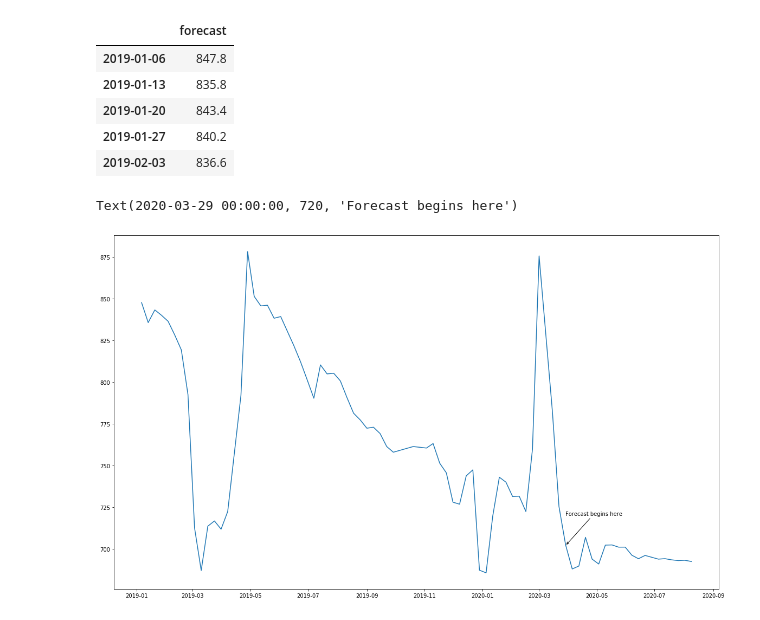
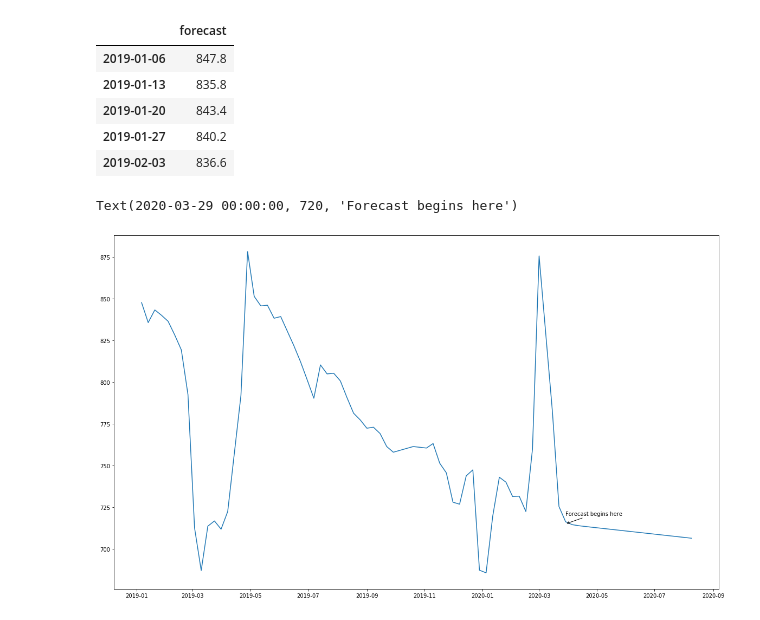
Before and after one commit to KabichNeu/StockMarketPrediction, a Jupyter notebook: time_series.ipynb, the cells around one changed output. Cells and saved outputs as stored; diff of their text form; code cells hidden in the pictures.

```diff
--- a/time_series.ipynb
+++ b/time_series.ipynb
@@ -120,7 +120,7 @@ fig = plot_pacf(data['close'].dropna(),lags=60,ax=ax2)
 # %%
 from statsmodels.tsa.arima_model import ARIMA
 
-model=ARIMA(data['close'],order=(10,1,0))
+model=ARIMA(data['close'],order=(1,1,0))
 model_fit=model.fit(disp=0)
 print(model_fit.summary())
 # %% [output]
@@ -173,7 +176,7 @@ actual_train = [x for x in train]
 predictions=list()
 # %%
 for t in range(len(test)):
-    model = ARIMA(actual_train, order=(10,1,0))
+    model = ARIMA(actual_train, order=(1,1,0))
     model_fit = model.fit(disp=0)
     output = model_fit.forecast()
     prediction = output[0]
@@ -285,7 +288,7 @@ from tqdm import tqdm
 forecasts=list()
 forecast_train=actual_train.copy()
 for t in tqdm(range(20)):
-    model2 = ARIMA(forecast_train, order=(10,1,0))
+    model2 = ARIMA(forecast_train, order=(1,1,0))
     model_fit2 = model2.fit(disp=0)
     output = model_fit2.forecast()
     forecast = output[0]
@@ -341,11 +344,11 @@ collective_data.head()
 # %%
 from datetime import datetime
 plt.figure(figsize=(20,12))
 plt.plot(collective_data)
 plt.annotate("Forecast begins here",
-             xy= (datetime(2020,3,29), 702),
+             xy= (datetime(2020,3,29), 715),
              arrowprops=dict(arrowstyle="->"),
              xytext=(datetime(2020,3,29), 720))
 # %% [output]
 Text(2020-03-29 00:00:00, 720, 'Forecast begins here')
-[figure, old version]
+[figure, new version]
```
Also changed, not shown: parts of 17 cells of this notebook.
